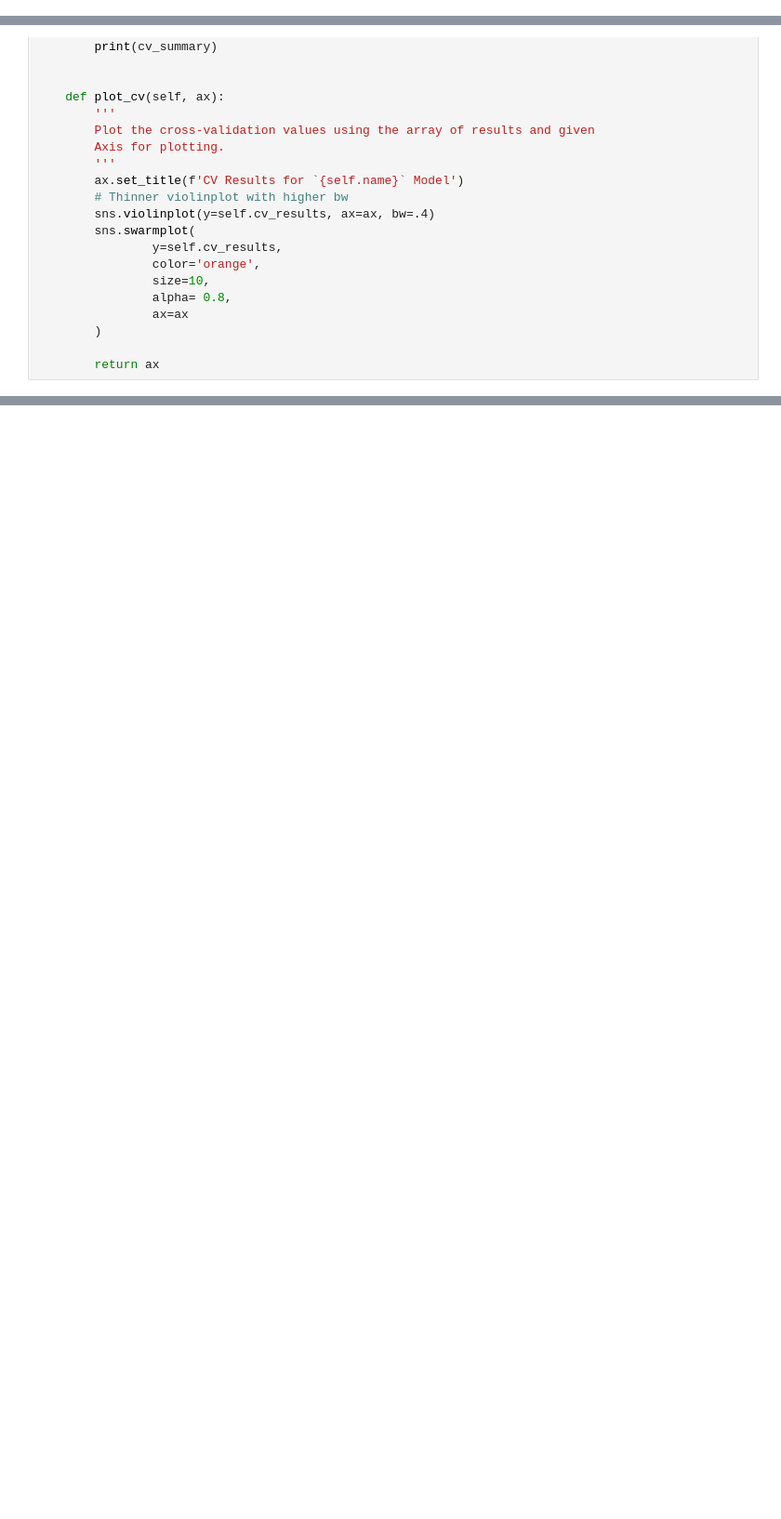
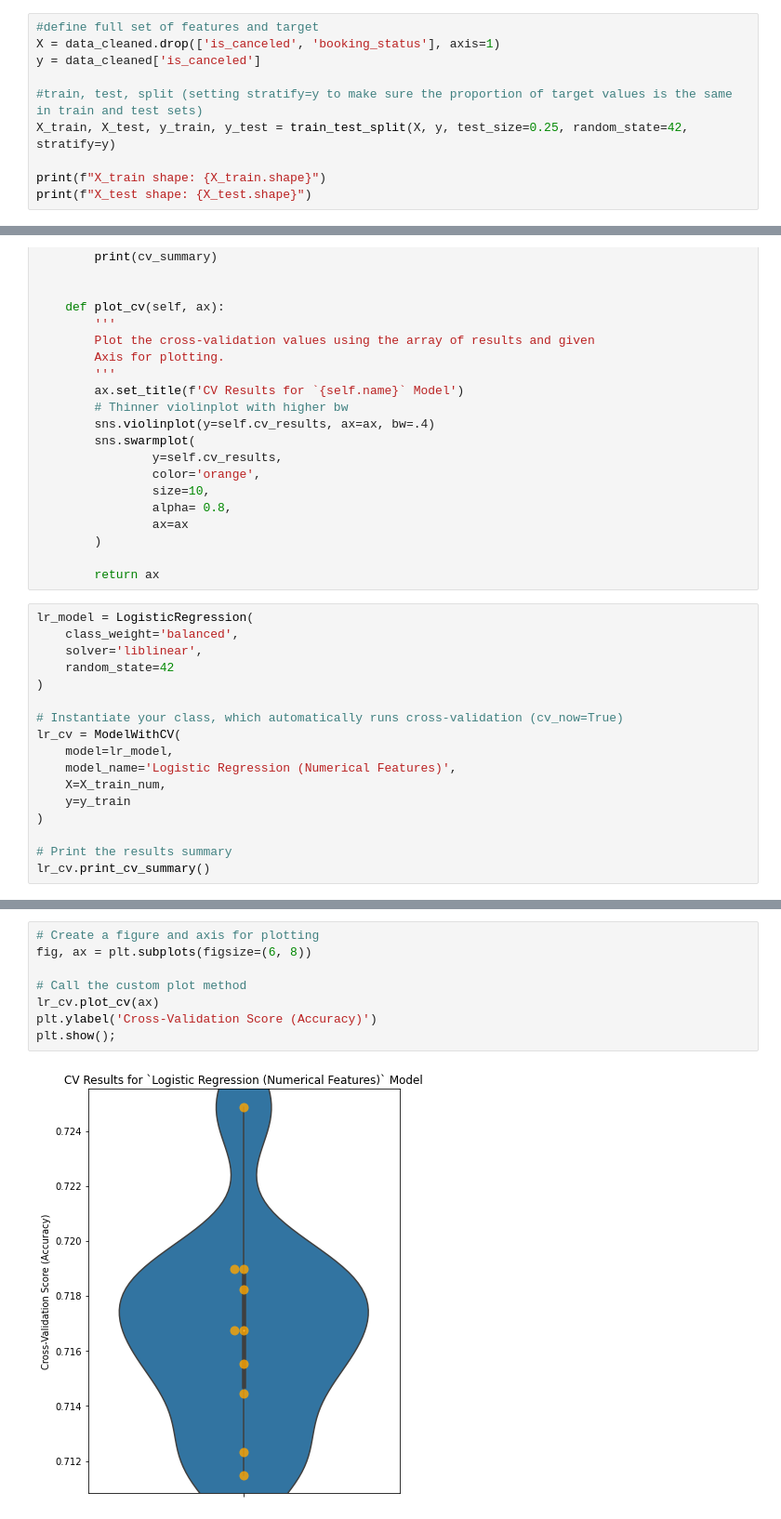
Before and after one commit to morgannash1/hotel_reservations, a Jupyter notebook: notebook.ipynb, the cells around one changed output, grey strips where cells are left out. Shown at 93% size. Cells and saved outputs as stored; diff of their text form; blank space fills up the shorter version.

```diff
--- a/notebook.ipynb
+++ b/notebook.ipynb
@@ -387,0 +453,10 @@ Cleaned: 36197
+# %%
+#define full set of features and target
+X = data_cleaned.drop(['is_canceled', 'booking_status'], axis=1)
+y = data_cleaned['is_canceled']
+
+#train, test, split (setting stratify=y to make sure the proportion of target values is the same in train and test sets)
+X_train, X_test, y_train, y_test = train_test_split(X, y, test_size=0.25, random_state=42, stratify=y)
+
+print(f"X_train shape: {X_train.shape}")
+print(f"X_test shape: {X_test.shape}")
@@ -449,3 +527,20 @@ class ModelWithCV():
         )
 
         return ax
+# %%
+lr_model = LogisticRegression(
+    class_weight='balanced',
+    solver='liblinear',
+    random_state=42
+)
+
+# Instantiate your class, which automatically runs cross-validation (cv_now=True)
+lr_cv = ModelWithCV(
+    model=lr_model,
+    model_name='Logistic Regression (Numerical Features)',
+    X=X_train_num,
+    y=y_train
+)
+
+# Print the results summary
+lr_cv.print_cv_summary()
@@ -451,0 +550,10 @@ class ModelWithCV():
+# %%
+# Create a figure and axis for plotting
+fig, ax = plt.subplots(figsize=(6, 8))
+
+# Call the custom plot method
+lr_cv.plot_cv(ax)
+plt.ylabel('Cross-Validation Score (Accuracy)')
+plt.show();
+# %% [output]
+[figure, added]
```
Also changed, not shown: parts of 22 cells of this notebook, 1 other file.
